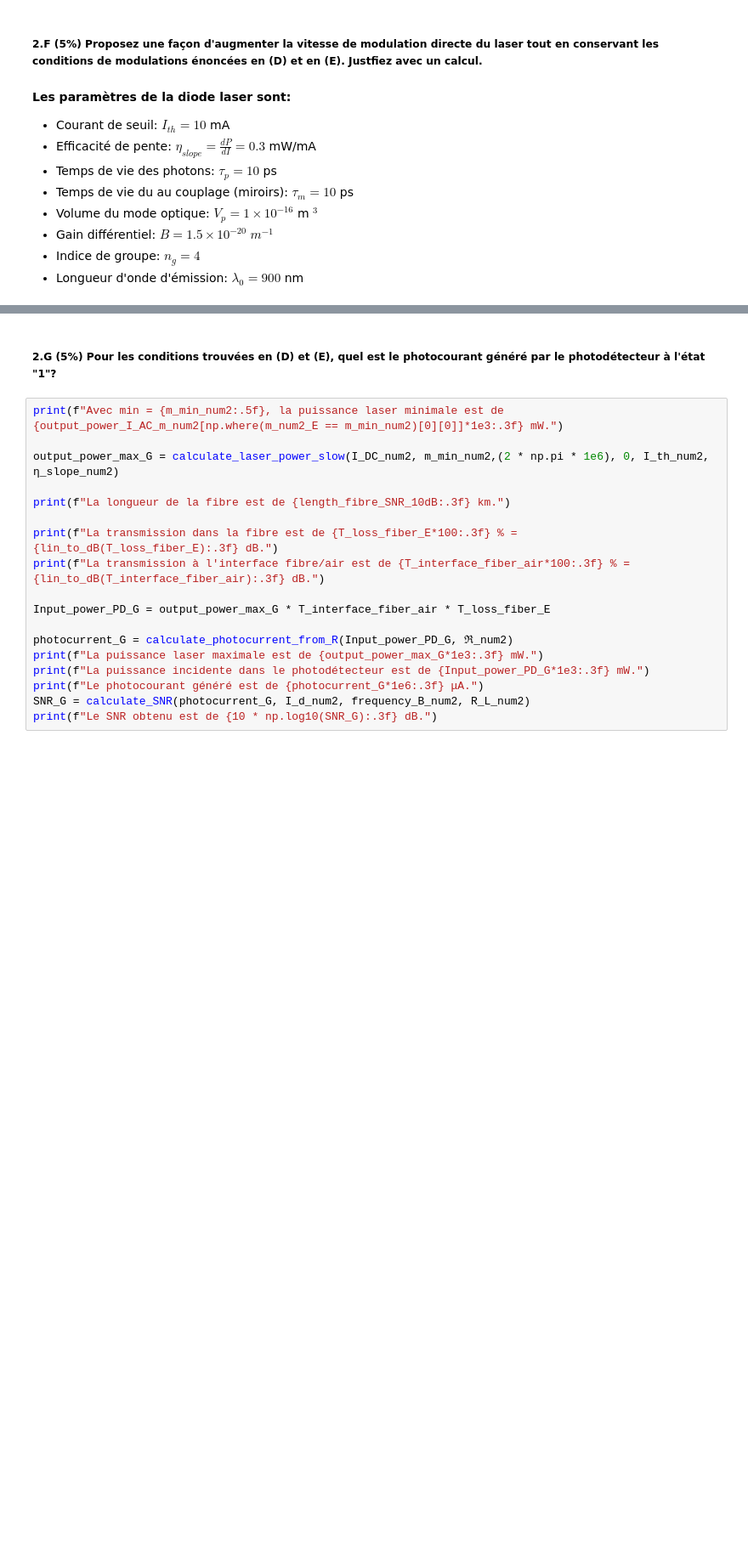
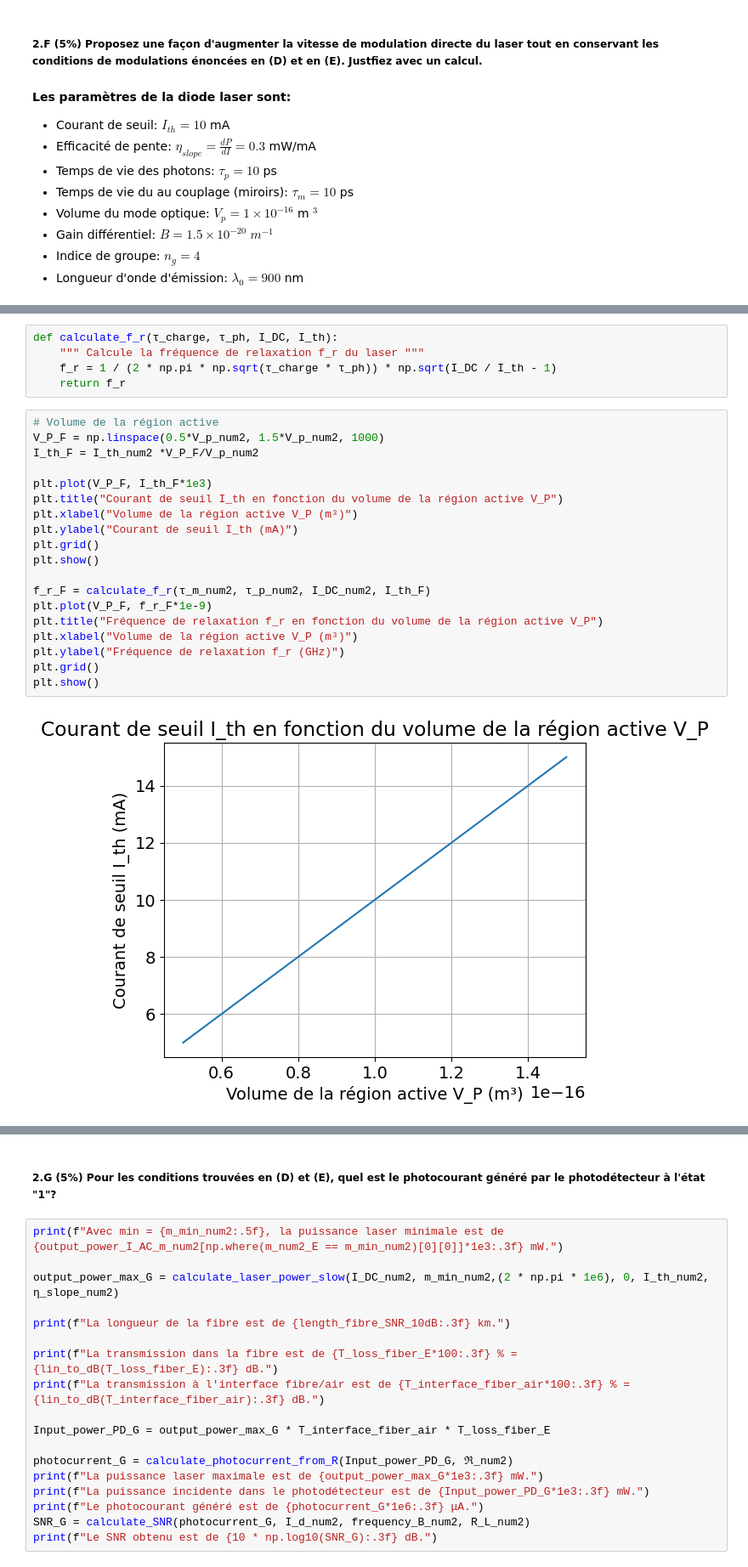
Before and after one commit to Eloi-Blouin/GPH-University-Laval-Course, a Jupyter notebook: Ulaval Session 7 Automne 2025/Optoélectronique/Devoir 4/Devoir_4_2025.ipynb, the cells around one changed output, grey strips where cells are left out. Shown at 85% size. Cells and saved outputs as stored; diff of their text form; blank space fills up the shorter version.

Commit message:
#2 F) augmenter la fréquence de coupure

```diff
--- a/Ulaval Session 7 Automne 2025/Optoélectronique/Devoir 4/Devoir_4_2025.ipynb
+++ b/Ulaval Session 7 Automne 2025/Optoélectronique/Devoir 4/Devoir_4_2025.ipynb
@@ -1078,0 +1084,26 @@ On pourrait réduire le temps de vie des photons en réduisant $τ_{m}$. On rema
+# %%
+def calculate_f_r(τ_charge, τ_ph, I_DC, I_th):
+    """ Calcule la fréquence de relaxation f_r du laser """
+    f_r = 1 / (2 * np.pi * np.sqrt(τ_charge * τ_ph)) * np.sqrt(I_DC / I_th - 1)
+    return f_r
+# %%
+# Volume de la région active
+V_P_F = np.linspace(0.5*V_p_num2, 1.5*V_p_num2, 1000)
+I_th_F = I_th_num2 *V_P_F/V_p_num2
+
+plt.plot(V_P_F, I_th_F*1e3)
+plt.title("Courant de seuil I_th en fonction du volume de la région active V_P")
+plt.xlabel("Volume de la région active V_P (m³)")
+plt.ylabel("Courant de seuil I_th (mA)")
+plt.grid()
+plt.show()
+
+f_r_F = calculate_f_r(τ_m_num2, τ_p_num2, I_DC_num2, I_th_F)
+plt.plot(V_P_F, f_r_F*1e-9)
+plt.title("Fréquence de relaxation f_r en fonction du volume de la région active V_P")
+plt.xlabel("Volume de la région active V_P (m³)")
+plt.ylabel("Fréquence de relaxation f_r (GHz)")
+plt.grid()
+plt.show()
+# %% [output]
+[figure, added]
```
Also changed, not shown: parts of 4 cells of this notebook.
